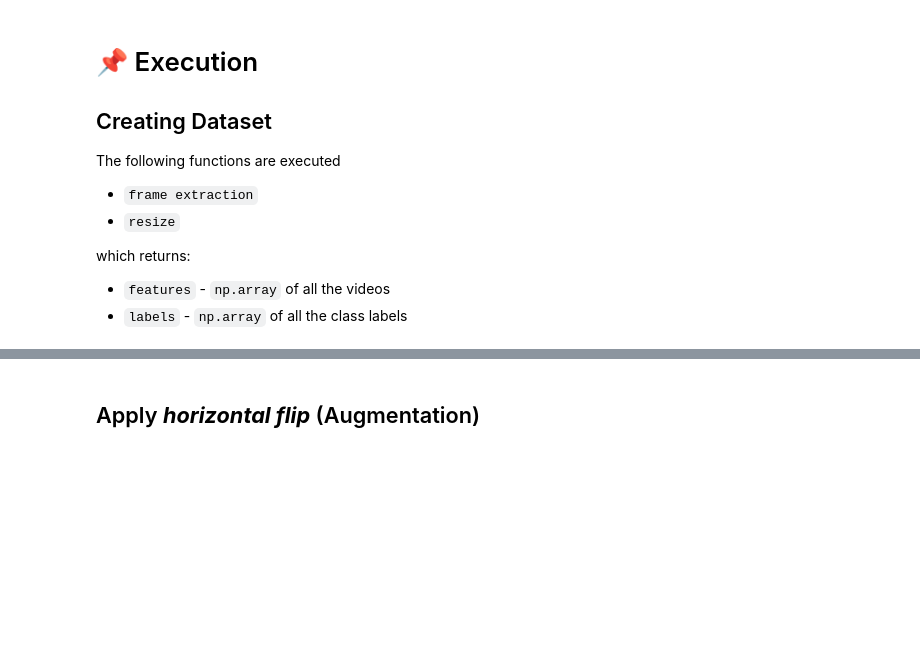
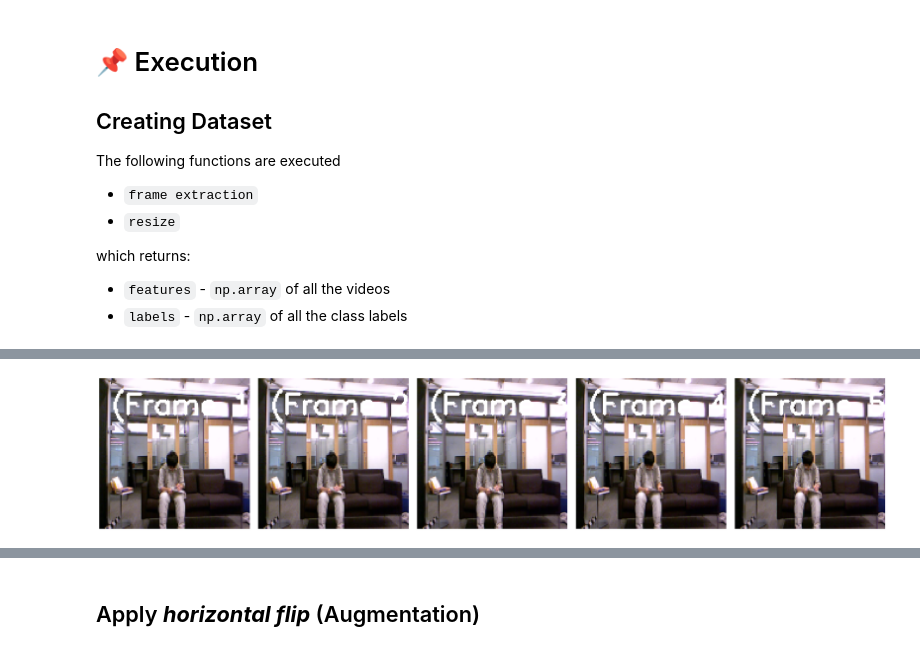
Before and after one commit to MdMofazzalHossain789/computer-vision-based-human-activity-recognition, a Jupyter notebook: 1-0-xception-lstm-with-segmentation.ipynb, the cells around one changed output, grey strips where cells are left out. Cells and saved outputs as stored; diff of their text form; code cells hidden in the pictures; blank space fills up the shorter version.

Commit message:
Kaggle Notebook | [1.0] - Xception+LSTM with Segmentation | Checkpoint: Added VIdeo Summarization

```diff
--- a/1-0-xception-lstm-with-segmentation.ipynb
+++ b/1-0-xception-lstm-with-segmentation.ipynb
@@ -47,7 +47,7 @@ print(DATASET_NAME)
 ALL_CLASS_NAMES = os.listdir(DATASET_DIR)
 
 # Global constant variables ->
-NO_OF_CLASSES = 16
+NO_OF_CLASSES = 2
 CLASSES_LIST = ALL_CLASS_NAMES[:NO_OF_CLASSES]
 
 # Model Configuration
@@ -58,7 +58,7 @@ SEQUENCE_LENGTH = 5
 DROPOUT_RATE = 0.5
 
 # set datas
-MAX_VIDEO_PER_CLASS = 20
+MAX_VIDEO_PER_CLASS = 5
 
 # split dataset
 TEST_SIZE = 0.20
@@ -250,10 +437,12 @@ def create_dataset(dataset_dir,
                 print(f'Extracting frames from file {index+1}: {file_name}', end="\r", flush=True)
 
             # Extract frames using the updated frames_extraction function
-            frames = frames_extraction(video_file_path,
-                                       sequence_length,
-                                       image_height,
-                                       image_width)
+            # frames = frames_extraction(video_file_path,
+            #                            sequence_length,
+            #                            image_height,
+            #                            image_width)
+            frames, index = scen_keyframe_extraction(video_path=video_file_path,
+                                                     num_segments=SEQUENCE_LENGTH)
 
             # Skip videos where frame extraction failed
             if frames is None:
@@ -730,3 +907,26 @@ Labels shape: (320,)
+# %%
+
+def show_frames(frames, index):
+    num_keyframes = len(frames)
+    plt.figure(figsize=(5 * num_keyframes, 5))
+
+    for plot_index, (i, frame) in enumerate(zip(index, frames), start=1):
+        frame_label = f"(Frame {i})"
+        frame = frame.copy()  # Ensure cv2.putText doesn't affect original
+        cv2.putText(frame, frame_label, (10, 30),
+                    cv2.FONT_HERSHEY_SIMPLEX, 0.8, (255, 255, 255), 2)
+        plt.subplot(1, num_keyframes, plot_index)
+        plt.imshow(frame)
+        plt.axis('off')
+
+    plt.tight_layout()
+    plt.savefig('ucf50_biking_keyframe_summary.jpg', bbox_inches='tight', dpi=300)
+    plt.show()
+# %%
+# check summarization
+show_frames(videos[0], [1,2,3,4,5])
+# %% [output]
+[figure, added]
 # %%
 video_generator = VideoDataGenerator(
     videos=videos,
```
Also changed, not shown: parts of 45 cells of this notebook.
